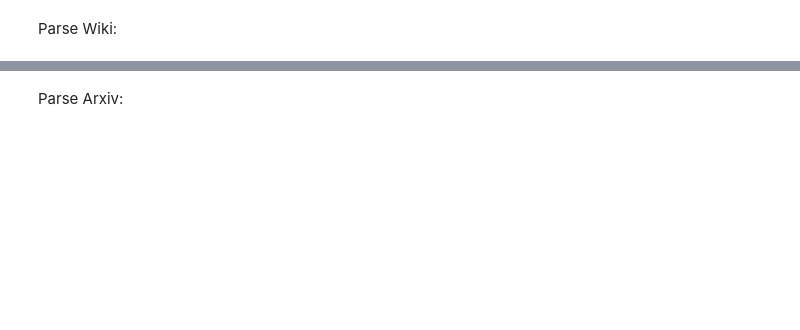
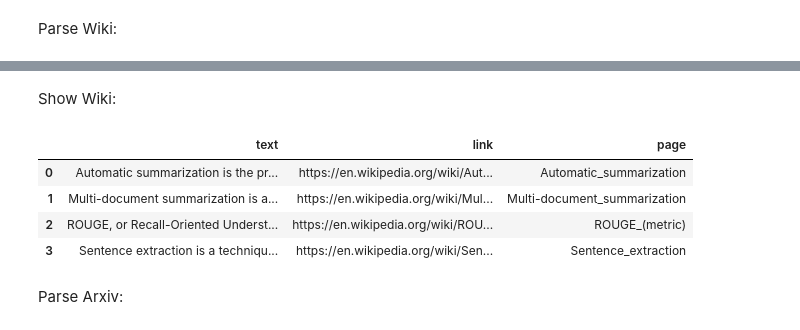
Before and after one commit to SergeyKamenshchikov/Sksummy, a Jupyter notebook: meta.ipynb, the cells around one changed output, grey strips where cells are left out. Cells and saved outputs as stored; diff of their text form; code cells hidden in the pictures; blank space fills up the shorter version.

```diff
--- a/meta.ipynb
+++ b/meta.ipynb
@@ -816,0 +822,43 @@ Wall time: 1.01 s
+# %%
+%%time
+
+wikitext = ''
+wikikeys = ''
+
+df_wiki = pd.DataFrame()
+
+if wiki_sum == True:
+    wiki_wiki = wikipediaapi.Wikipedia('en', extract_format=wikipediaapi.ExtractFormat.WIKI)
+
+    red_query = "https://www.google.com/search?q=" + 'site:https://en.wikipedia.org ' + query + "&num=" + str(page_number+1)
+    wiki_titles = parse_wiki(red_query)
+
+    txts = []
+    titles = []
+
+    for i in tqdm(wiki_titles):
+        page_sum = wiki_wiki.page(i).summary
+        page_txt = wiki_wiki.page(i).text
+        sent_list = filter_text(page_txt, page_sum, threshold=0.5)
+
+        titles.append(i)
+        txts.append(''.join(sent_list).replace('\n', ''))
+
+    wikitext = ''.join(txts).replace('\n','')
+
+    if compress == True:
+        wikitext = coref_res(filter_triplet(wikitext))
+
+    wikikeys = graph_keys(wikitext, keys_number)
+    wiki_entities = get_entities(wikitext, keys_number)
+
+    url_list = [str('https://en.wikipedia.org/wiki/' + i)  for i in wiki_titles]
+    df_wiki = pd.DataFrame(list(zip(txts, url_list, titles)), columns=['text','link', 'page'])
+
+    df_wiki.replace('', np.nan, inplace=True)
+    df_wiki.dropna(inplace=True)
+
+    print('|Keywords|:', wikikeys, '\n')
+    print('|Entities|:', wiki_entities, '\n')
+
+winsound.Beep(2500, 1000)
@@ -817,2 +876,12 @@ Wall time: 1.01 s
+# %% [markdown]
+Show Wiki:
+# %%
+df_wiki.head()
+# %% [output]
+|  | text | link | page |
+| 0 | Automatic summarization is the pr... | https://en.wikipedia.org/wiki/Aut... | Automatic_summarization |
+| 1 | Multi-document summarization is a... | https://en.wikipedia.org/wiki/Mul... | Multi-document_summarization |
+| 2 | ROUGE, or Recall-Oriented Underst... | https://en.wikipedia.org/wiki/ROU... | ROUGE_(metric) |
+| 3 | Sentence extraction is a techniqu... | https://en.wikipedia.org/wiki/Sen... | Sentence_extraction |
 # %% [markdown]
 Parse Arxiv:
```
Also changed, not shown: parts of 55 cells of this notebook.
